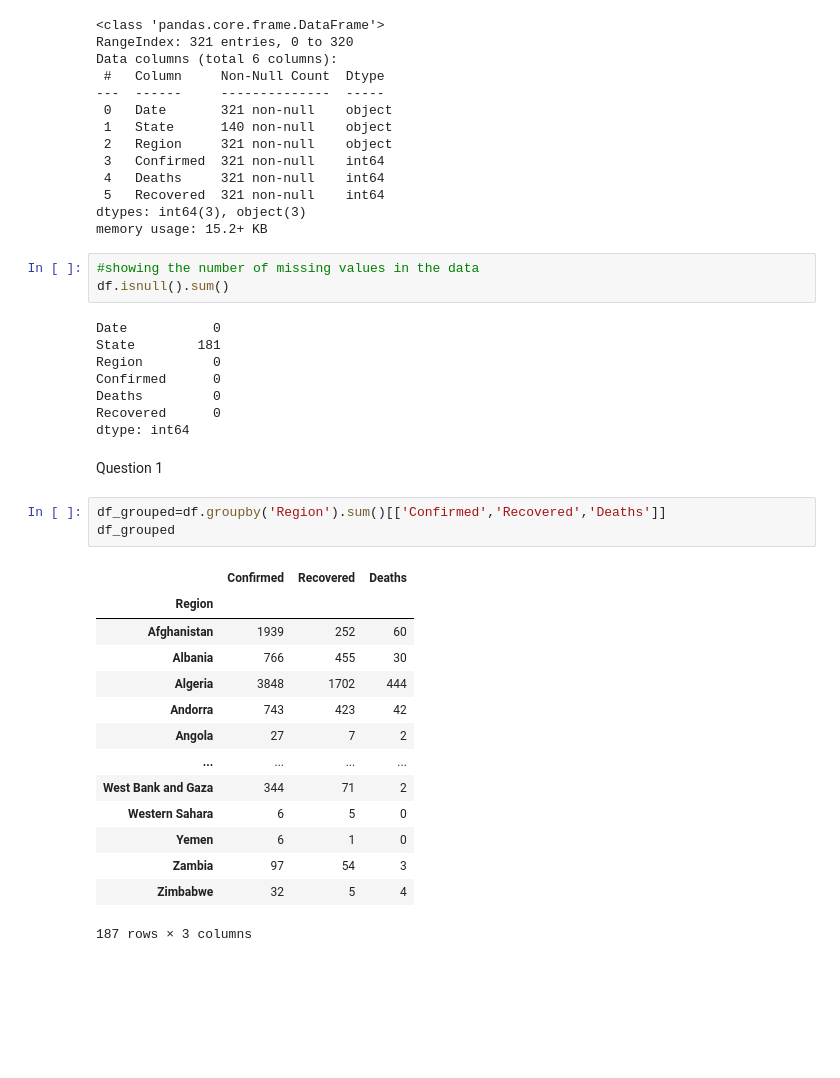
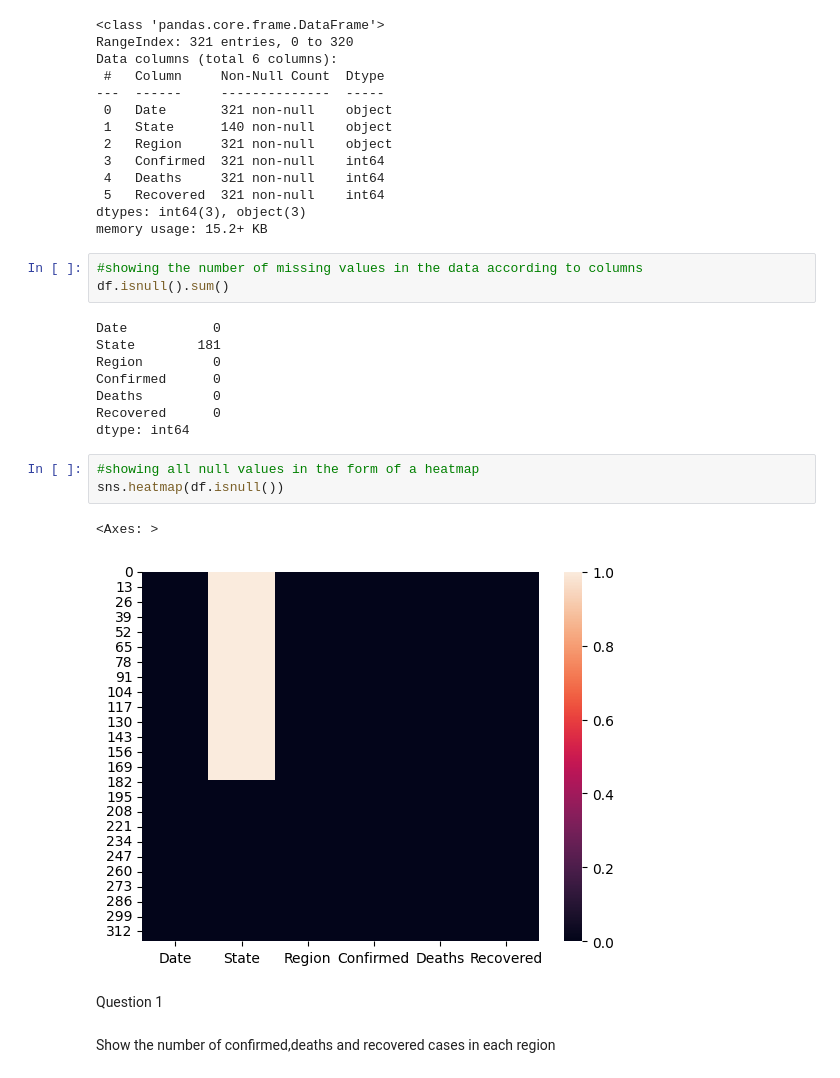
Before and after one commit to mo-kelvin1/pandas-projects, a Jupyter notebook: covid 19 datasets/covid 19.ipynb, the cells around one changed output. Drawn from its saved outputs; the diff is of its cells as text; blank space fills up the shorter version.

```diff
--- a/covid 19 datasets/covid 19.ipynb
+++ b/covid 19 datasets/covid 19.ipynb
@@ -41,7 +43,7 @@ Data columns (total 6 columns):
 dtypes: int64(3), object(3)
 memory usage: 15.2+ KB
 # %%
-#showing the number of missing values in the data
+#showing the number of missing values in the data according to columns
 df.isnull().sum()
 # %% [output]
 Date           0
@@ -51,23 +53,13 @@ Confirmed      0
 Deaths         0
 Recovered      0
 dtype: int64
+# %%
+#showing all null values in the form of a heatmap
+sns.heatmap(df.isnull())
+# %% [output]
+<Axes: >
+[figure, added]
 # %% [markdown]
 Question 1
-# %%
-df_grouped=df.groupby('Region').sum()[['Confirmed','Recovered','Deaths']]
-df_grouped
-# %% [output]
-|  | Confirmed | Recovered | Deaths |
-| Region |  |  |  |
-| Afghanistan | 1939 | 252 | 60 |
-| Albania | 766 | 455 | 30 |
-| Algeria | 3848 | 1702 | 444 |
-| Andorra | 743 | 423 | 42 |
-| Angola | 27 | 7 | 2 |
-| ... | ... | ... | ... |
-| West Bank and Gaza | 344 | 71 | 2 |
-| Western Sahara | 6 | 5 | 0 |
-| Yemen | 6 | 1 | 0 |
-| Zambia | 97 | 54 | 3 |
-| Zimbabwe | 32 | 5 | 4 |
-187 rows × 3 columns
+# %% [markdown]
+Show the number of confirmed,deaths and recovered cases in each region
```
Also changed, not shown: parts of 20 cells of this notebook.
